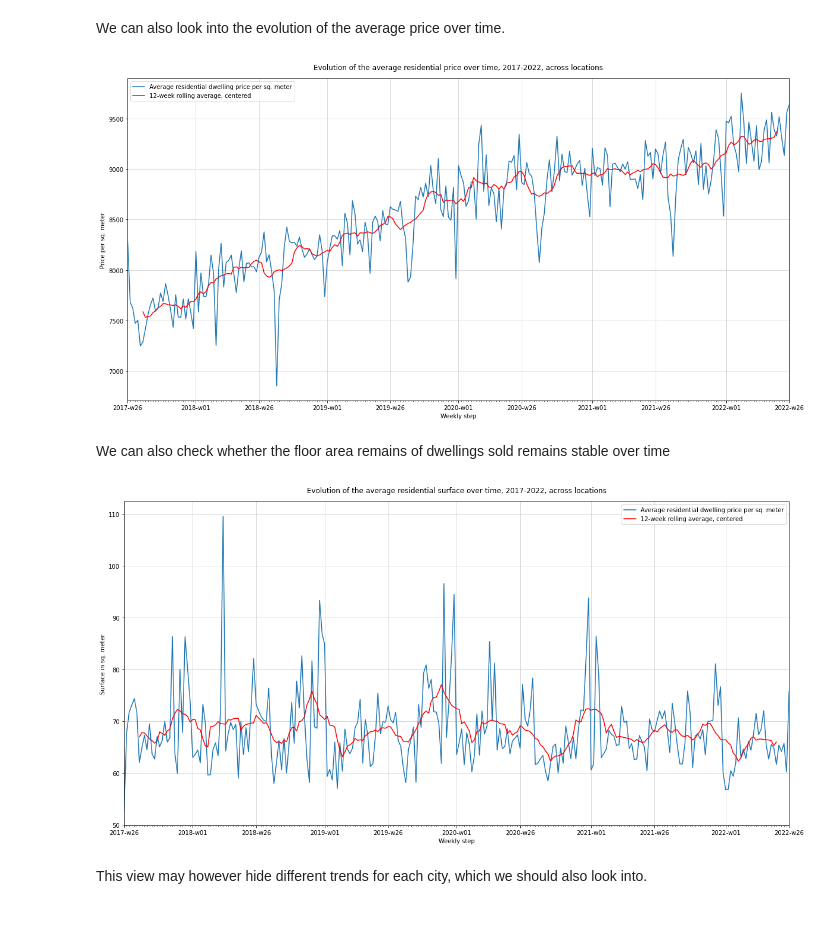
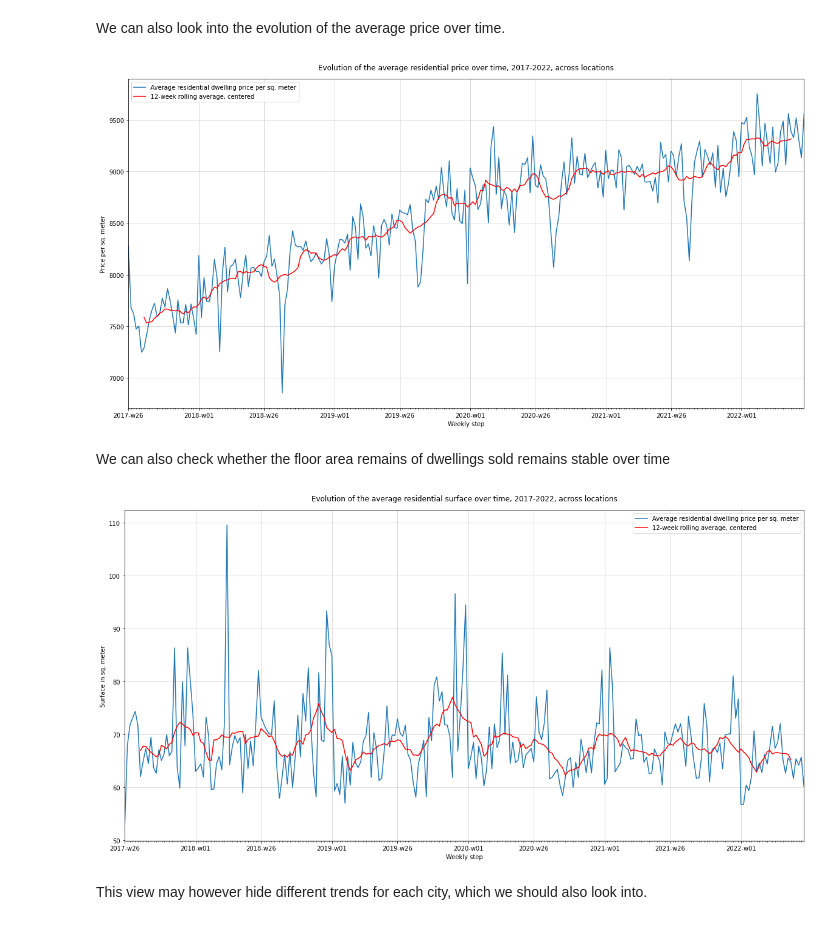
Before and after one commit to SPariente/covid-home-price-fr, a Jupyter notebook: 1_data_exploration.ipynb, the cells around one changed output. Drawn from its saved outputs; the diff is of its cells as text; code cells hidden in the pictures.

```diff
--- a/1_data_exploration.ipynb
+++ b/1_data_exploration.ipynb
@@ -39,3 +41,8 @@ sales_data_cities.head()
+# %%
+sales_data_cities = sales_data_cities.loc[sales_data_cities['sale_week']<=52]
+max_year = sales_data_cities['sale_year'].max()
+sales_data_cities = sales_data_cities.loc[~((sales_data_cities['sale_year']==max_year)&\
+                                          (sales_data_cities['sale_week']==sales_data_cities.loc[sales_data_cities['sale_year']==max_year, 'sale_week'].max()))]
 # %%
 sales_data_cities.shape
 # %% [output]
@@ -117,15 +109,15 @@ ax.set_xlabel('Weekly step')
 
 
 ax.set_xlim(
-    left=ax.get_xticks()[0],
-    right=ax.get_xticks()[-1]
+    left=min(ax.get_xticks(minor=True)[0], ax.get_xticks()[0]),
+    right=max(ax.get_xticks(minor=True)[-1], ax.get_xticks()[-1])
 )
 
 ax.set_title('Evolution of the average residential price over time, 2017-2022, across locations', pad=15)
 
 plt.show()
 # %% [output]
-[figure, old version]
+[figure, new version]
 # %% [markdown]
 We can also check whether the floor area remains of dwellings sold remains stable over time
 # %%
@@ -139,36 +131,36 @@ fig, ax = plt.subplots(figsize=(20,10))
 
 sns.lineplot(
     x=range(avg_surf_data.shape[0]),
     y=avg_surf_data['surface'],
     label="Average residential dwelling price per sq. meter"
 )
 
 sns.lineplot(
     x=range(avg_surf_data.shape[0]),
     y=avg_surf_data['surface'].rolling(12, center=True).mean(),
     color='r',
     label="12-week rolling average, centered"
 )
 
 ax.grid(True, color='lightgrey')
 
 ax.set_xticks(ticks, labels)
 ax.set_xticks(range(avg_surf_data.shape[0]), minor=True)
 
 ax.set_ylabel('Surface in sq. meter')
 ax.set_xlabel('Weekly step')
 
 
 ax.set_xlim(
-    left=ax.get_xticks()[0],
-    right=ax.get_xticks()[-1]
+    left=min(ax.get_xticks(minor=True)[0], ax.get_xticks()[0]),
+    right=max(ax.get_xticks(minor=True)[-1], ax.get_xticks()[-1])
 )
 
 ax.set_title('Evolution of the average residential surface over time, 2017-2022, across locations', pad=15)
 
 plt.show()
 # %% [output]
-[figure, old version]
+[figure, new version]
 # %% [markdown]
 This view may however hide different trends for each city, which we should also look into.
 # %%
```
Also changed, not shown: parts of 30 cells of this notebook.
